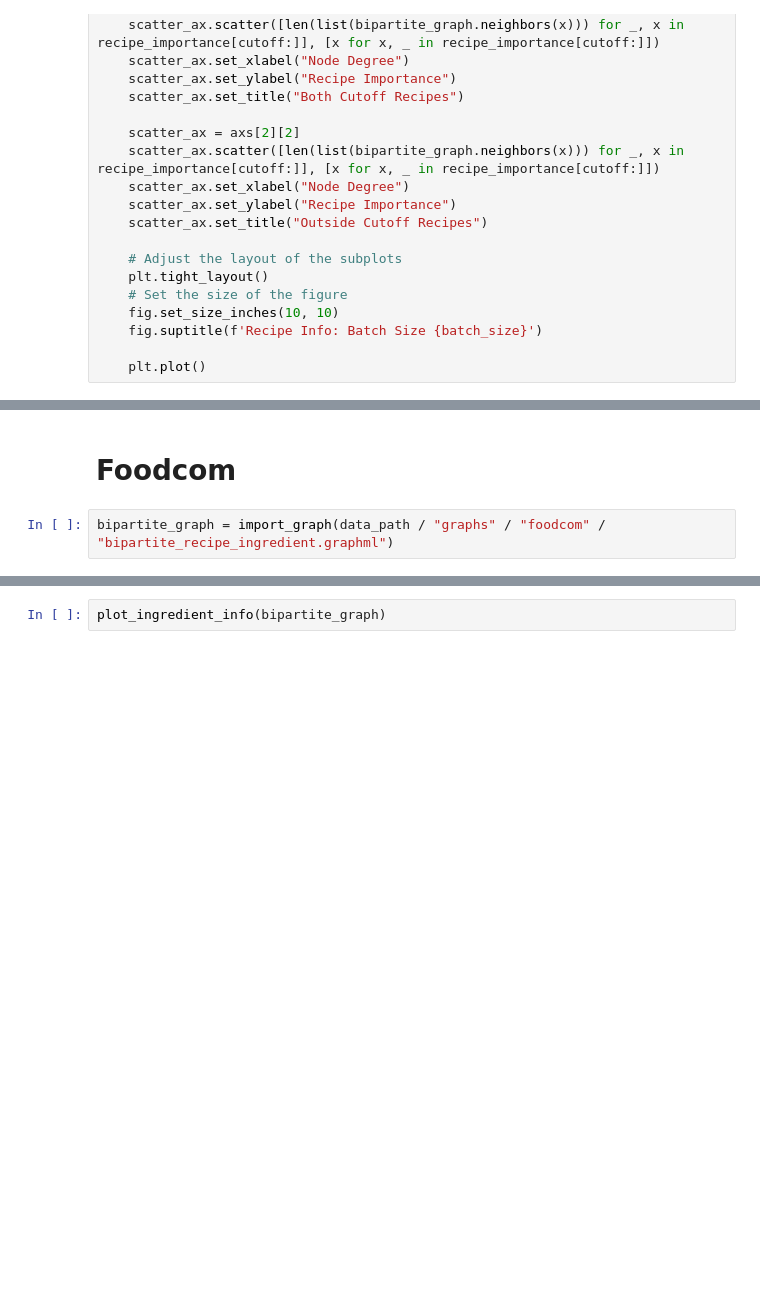
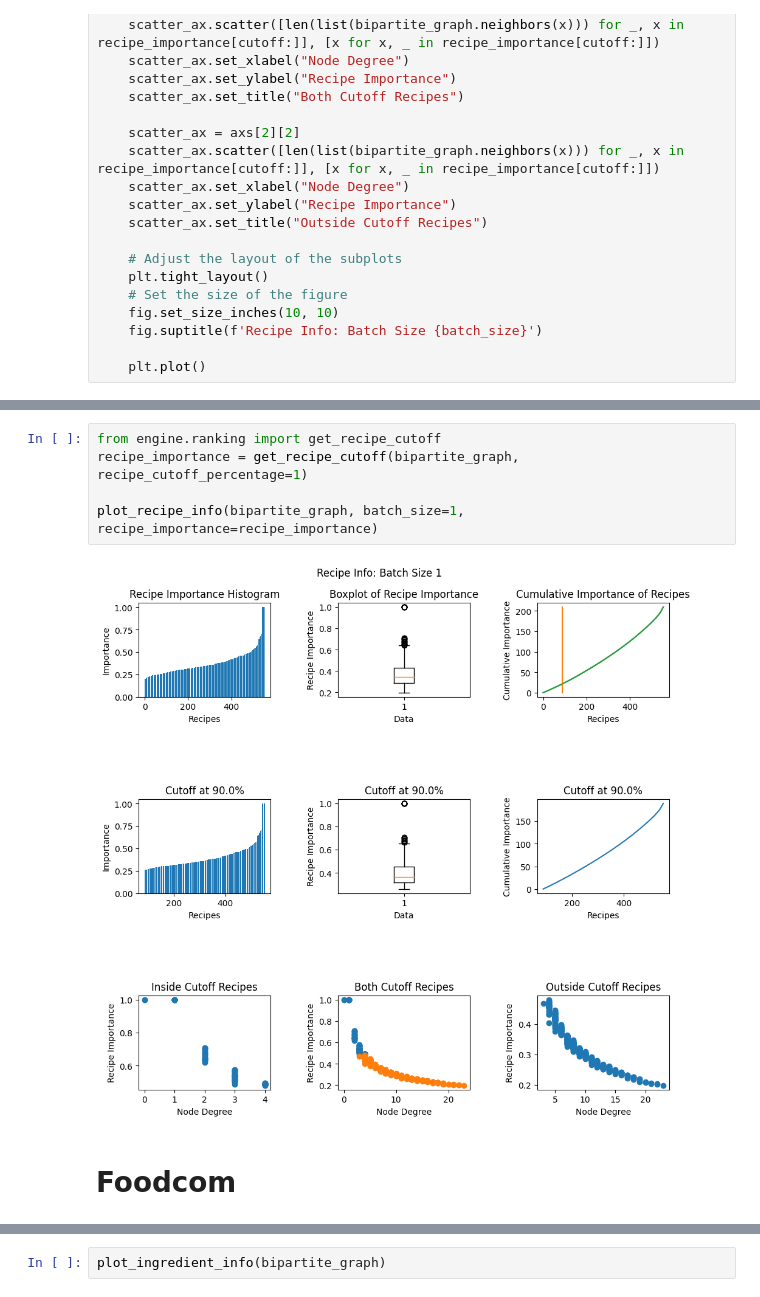
Before and after one commit to luisoibarra/recipy, a Jupyter notebook: recipy/info_extraction.ipynb, the cells around one changed output, grey strips where cells are left out. Cells and saved outputs as stored; diff of their text form; blank space fills up the shorter version.

```diff
--- a/recipy/info_extraction.ipynb
+++ b/recipy/info_extraction.ipynb
@@ -155,4 +169,9 @@ def plot_recipe_info(bipartite_graph: nx.Graph, recipe_cutoff_percentage=0.9, ba
+# %%
+from engine.ranking import get_recipe_cutoff
+recipe_importance = get_recipe_cutoff(bipartite_graph, recipe_cutoff_percentage=1)
+
+plot_recipe_info(bipartite_graph, batch_size=1, recipe_importance=recipe_importance)
+# %% [output]
+[figure, added]
 # %% [markdown]
 # Foodcom
-# %%
-bipartite_graph = import_graph(data_path / "graphs" / "foodcom" / "bipartite_recipe_ingredient.graphml")
```
Also changed, not shown: parts of 8 cells of this notebook, 6 other files.
